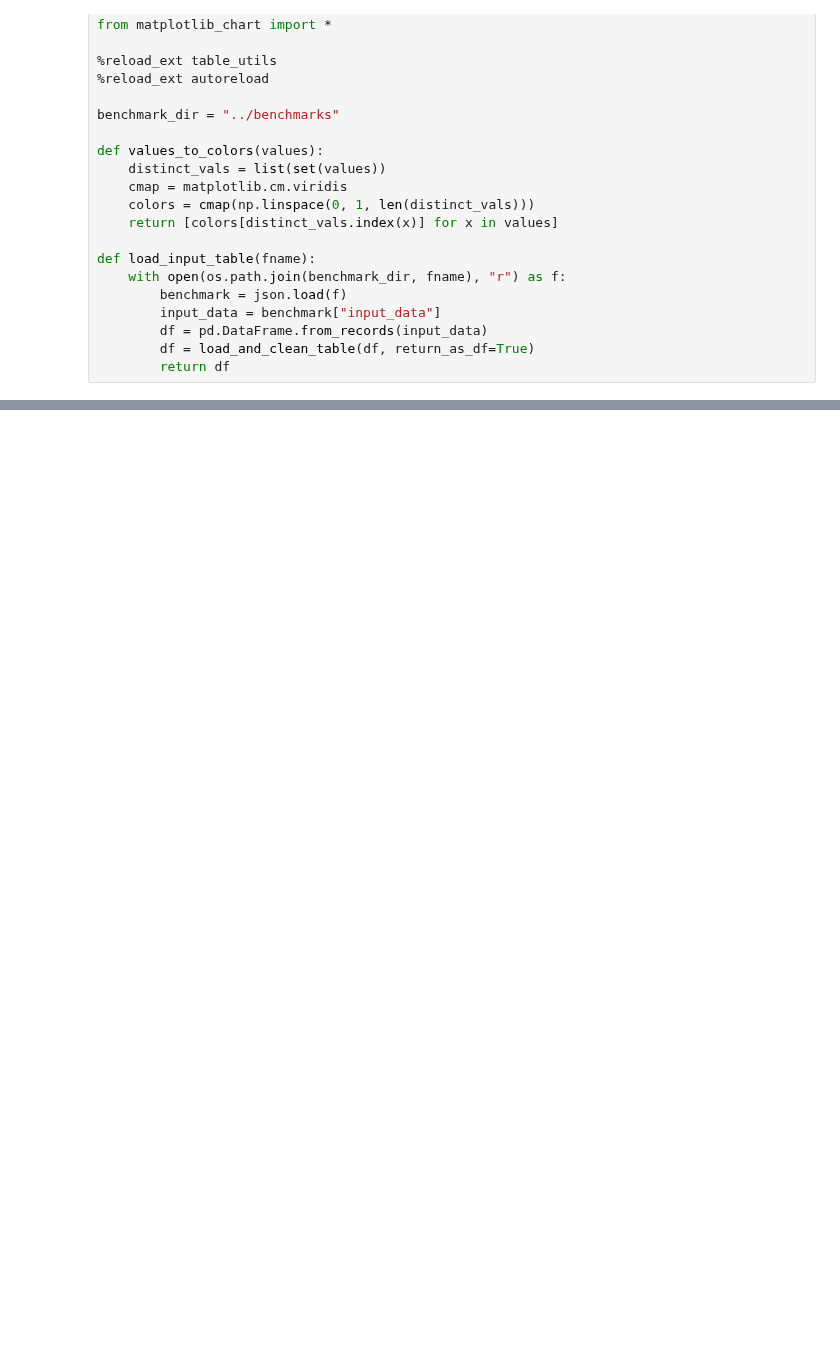
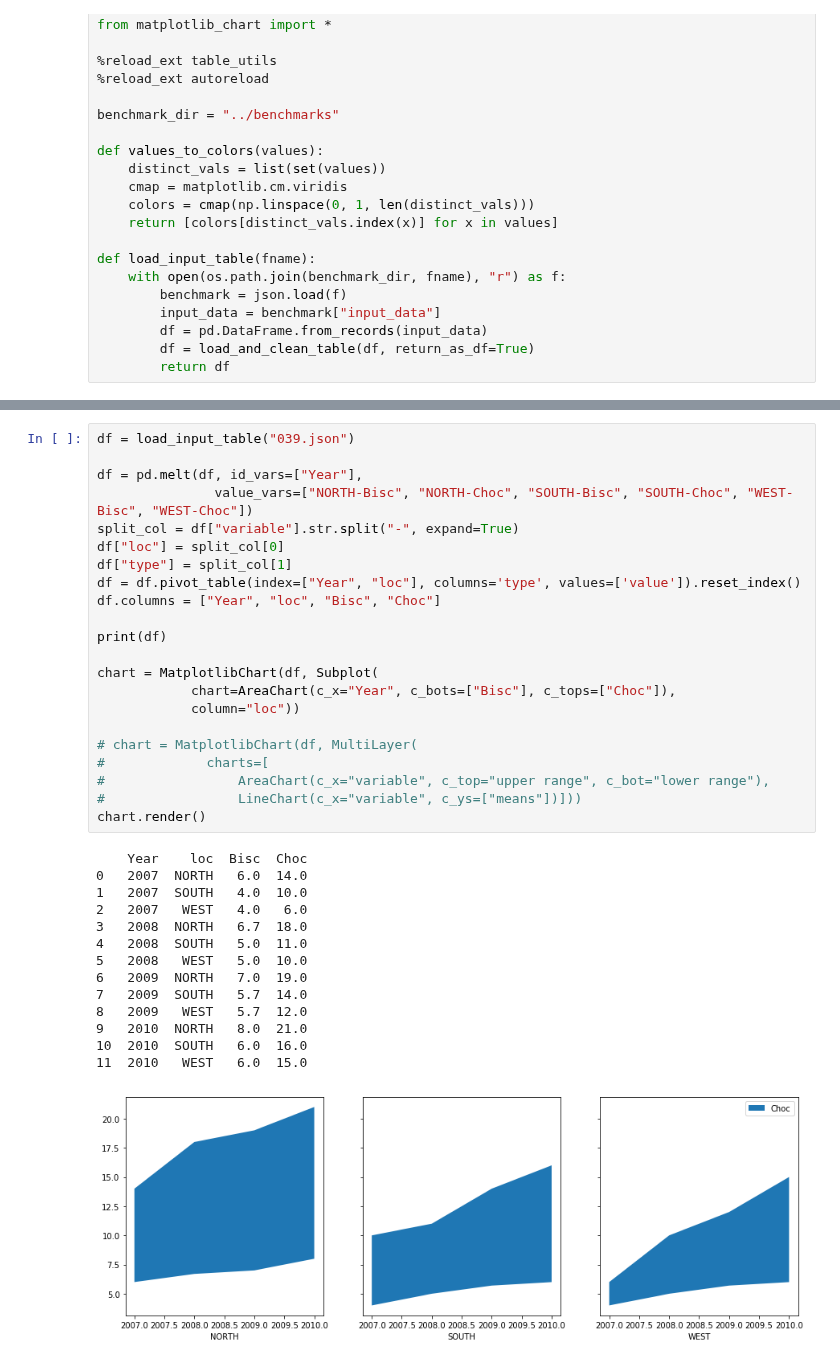
Before and after one commit to Mestway/falx, a Jupyter notebook: falx/matplotlib_exp.ipynb, the cells around one changed output, grey strips where cells are left out. Saved outputs shown, nothing was run; the diff lists cells and outputs as text; blank space fills up the shorter version.

```diff
--- a/falx/matplotlib_exp.ipynb
+++ b/falx/matplotlib_exp.ipynb
@@ -295,0 +292,37 @@ chart.render()
+# %%
+df = load_input_table("039.json")
+
+df = pd.melt(df, id_vars=["Year"],
+               value_vars=["NORTH-Bisc", "NORTH-Choc", "SOUTH-Bisc", "SOUTH-Choc", "WEST-Bisc", "WEST-Choc"])
+split_col = df["variable"].str.split("-", expand=True)
+df["loc"] = split_col[0]
+df["type"] = split_col[1]
+df = df.pivot_table(index=["Year", "loc"], columns='type', values=['value']).reset_index()
+df.columns = ["Year", "loc", "Bisc", "Choc"]
+
+print(df)
+
+chart = MatplotlibChart(df, Subplot(
+            chart=AreaChart(c_x="Year", c_bots=["Bisc"], c_tops=["Choc"]),
+            column="loc"))
+
+# chart = MatplotlibChart(df, MultiLayer(
+#             charts=[
+#                 AreaChart(c_x="variable", c_top="upper range", c_bot="lower range"),
+#                 LineChart(c_x="variable", c_ys=["means"])]))
+chart.render()
+# %% [output]
+    Year    loc  Bisc  Choc
+0   2007  NORTH   6.0  14.0
+1   2007  SOUTH   4.0  10.0
+2   2007   WEST   4.0   6.0
+3   2008  NORTH   6.7  18.0
+4   2008  SOUTH   5.0  11.0
+5   2008   WEST   5.0  10.0
+6   2009  NORTH   7.0  19.0
+7   2009  SOUTH   5.7  14.0
+8   2009   WEST   5.7  12.0
+9   2010  NORTH   8.0  21.0
+10  2010  SOUTH   6.0  16.0
+11  2010   WEST   6.0  15.0
+[figure, added]
```
Also changed, not shown: parts of 16 cells of this notebook, 1 other file.
